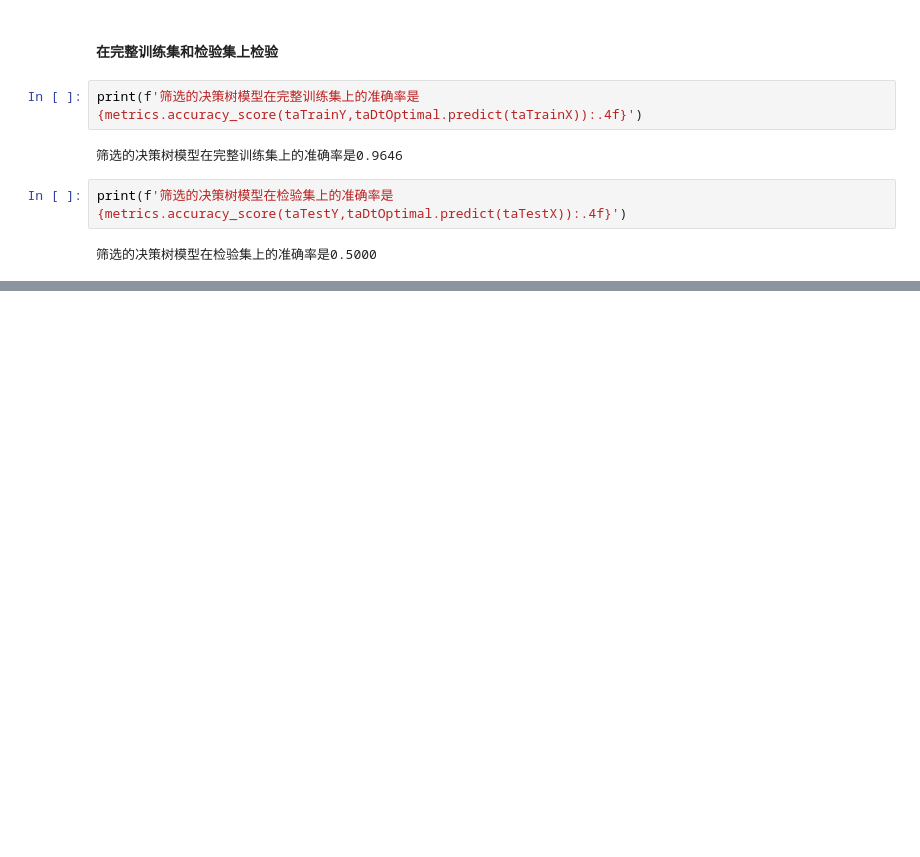
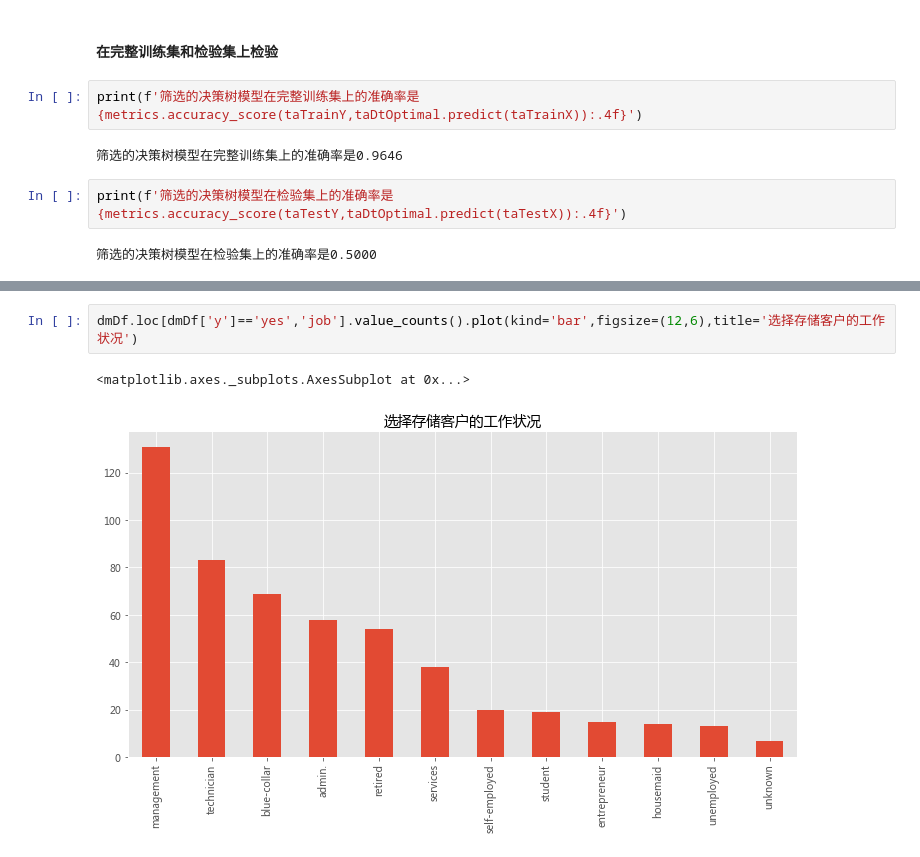
Before and after one commit to christinemu/biz-mining, a Jupyter notebook: classificationSupplement.ipynb, the cells around one changed output, grey strips where cells are left out. Saved outputs shown, nothing was run; the diff lists cells and outputs as text; blank space fills up the shorter version.

```diff
--- a/classificationSupplement.ipynb
+++ b/classificationSupplement.ipynb
@@ -372,0 +465,5 @@ print(f'筛选的决策树模型在检验集上的准确率是{metrics.accuracy_
+# %%
+dmDf.loc[dmDf['y']=='yes','job'].value_counts().plot(kind='bar',figsize=(12,6),title='选择存储客户的工作状况')
+# %% [output]
+<matplotlib.axes._subplots.AxesSubplot at 0x...>
+[figure, added]
```
Also changed, not shown: parts of 104 cells of this notebook.
